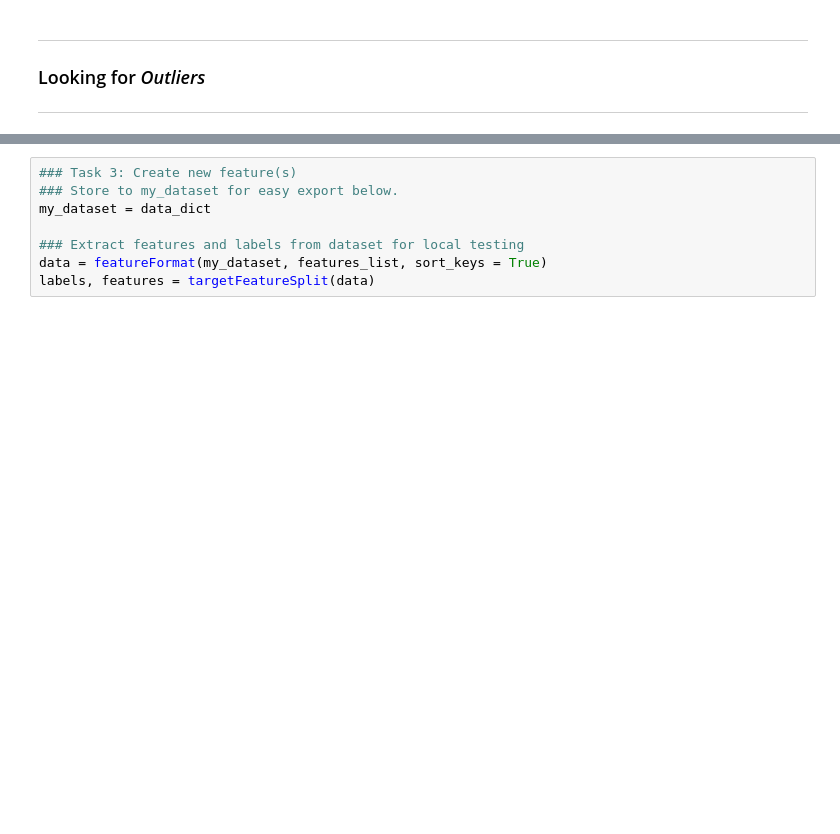
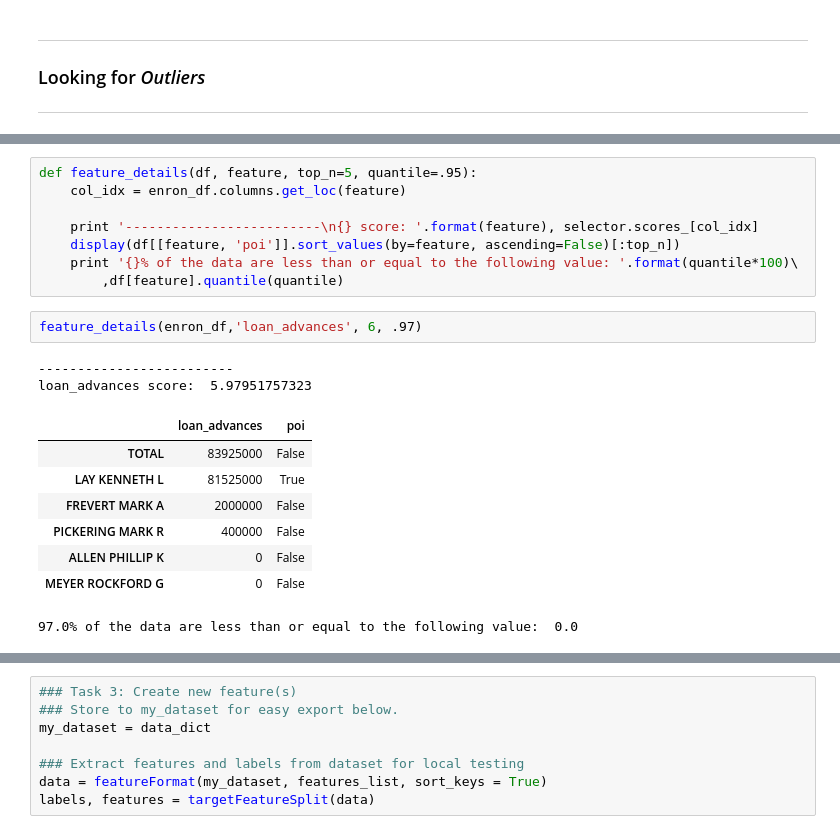
Before and after one commit to brunoassisp/Machine-Learning-project, a Jupyter notebook: Enron-ML-Project.ipynb, the cells around one changed output, grey strips where cells are left out. Drawn from its saved outputs; the diff is of its cells as text; blank space fills up the shorter version.

```diff
--- a/Enron-ML-Project.ipynb
+++ b/Enron-ML-Project.ipynb
@@ -122,0 +144,21 @@ enron_df.drop('TOTAL', inplace=True)
+# %%
+def feature_details(df, feature, top_n=5, quantile=.95):
+    col_idx = enron_df.columns.get_loc(feature)
+
+    print '-------------------------\n{} score: '.format(feature), selector.scores_[col_idx]
+    display(df[[feature, 'poi']].sort_values(by=feature, ascending=False)[:top_n])
+    print '{}% of the data are less than or equal to the following value: '.format(quantile*100)\
+        ,df[feature].quantile(quantile)
+# %%
+feature_details(enron_df,'loan_advances', 6, .97)
+# %% [output]
+-------------------------
+loan_advances score:  5.97951757323
+|  | loan_advances | poi |
+| TOTAL | 83925000 | False |
+| LAY KENNETH L | 81525000 | True |
+| FREVERT MARK A | 2000000 | False |
+| PICKERING MARK R | 400000 | False |
+| ALLEN PHILLIP K | 0 | False |
+| MEYER ROCKFORD G | 0 | False |
+97.0% of the data are less than or equal to the following value:  0.0
```
Also changed, not shown: parts of 12 cells of this notebook.
